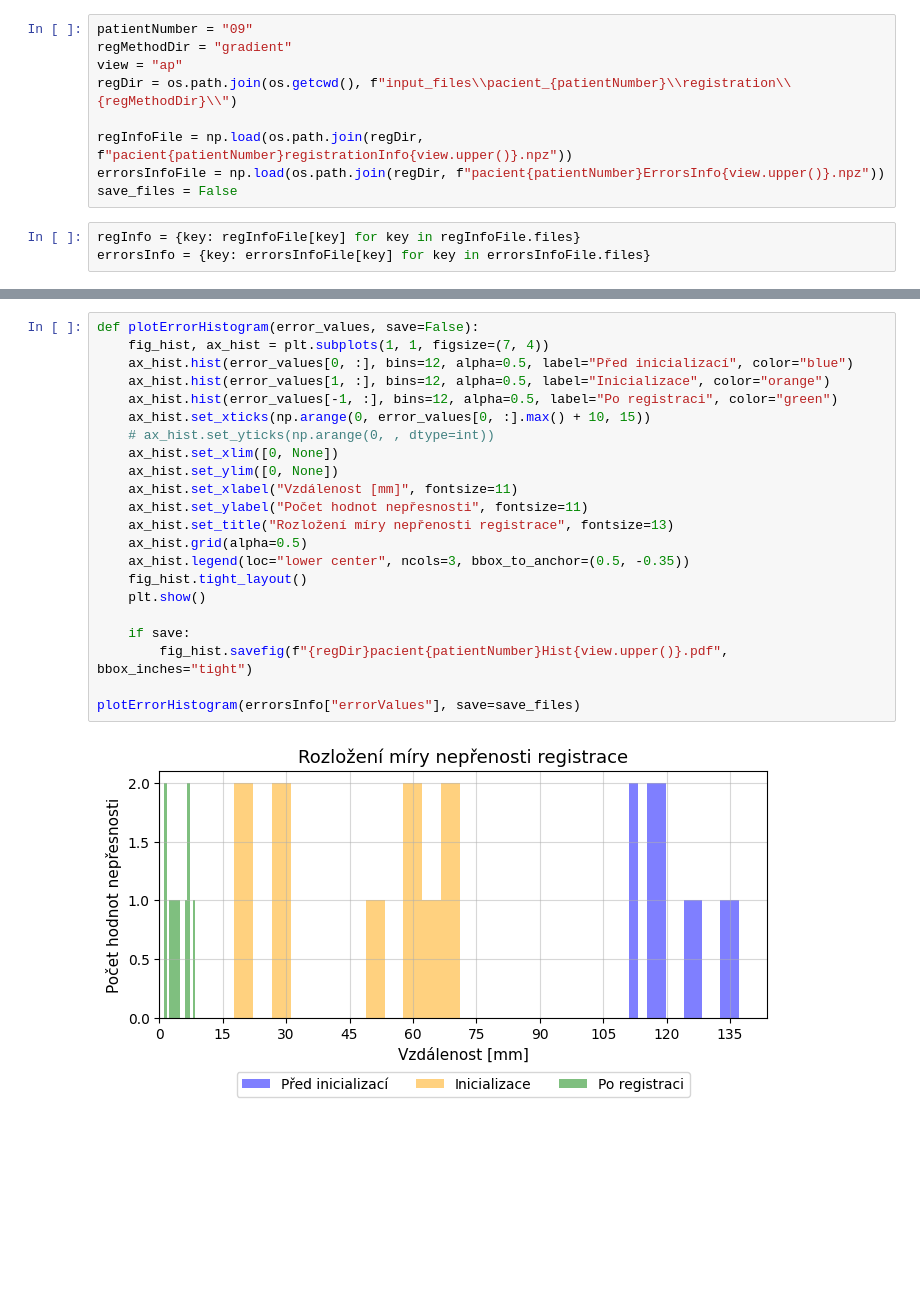
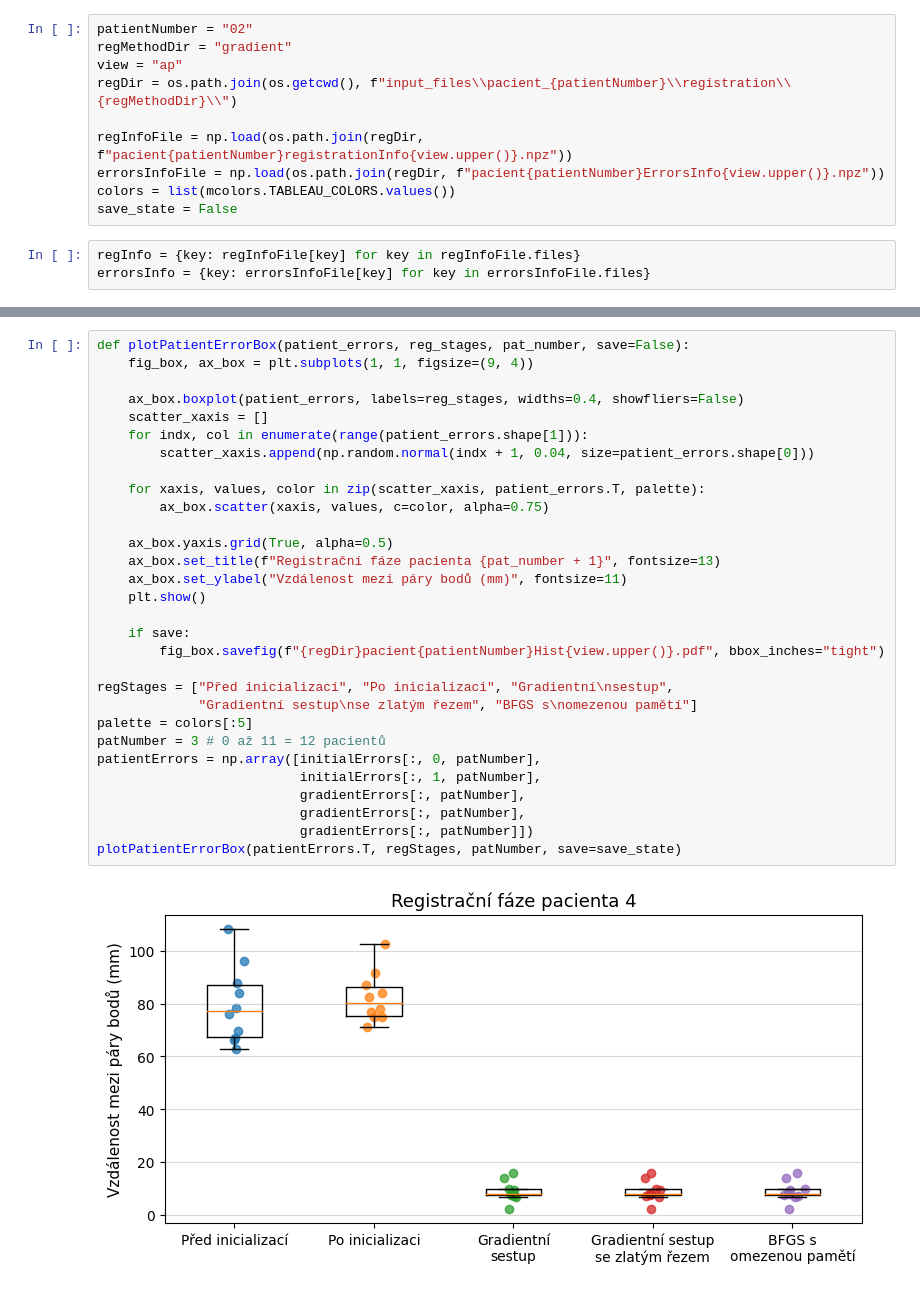
Before and after one commit to Vojtech-Benda/ca_isf, a Jupyter notebook: plotResults.ipynb, the cells around one changed output, grey strips where cells are left out. Saved outputs shown, nothing was run; the diff lists cells and outputs as text; blank space fills up the shorter version.

```diff
--- a/plotResults.ipynb
+++ b/plotResults.ipynb
@@ -6,12 +8,13 @@ import os
 # %%
-patientNumber = "09"
+patientNumber = "02"
 regMethodDir = "gradient"
 view = "ap"
 regDir = os.path.join(os.getcwd(), f"input_files\\pacient_{patientNumber}\\registration\\{regMethodDir}\\")
 
 regInfoFile = np.load(os.path.join(regDir, f"pacient{patientNumber}registrationInfo{view.upper()}.npz"))
 errorsInfoFile = np.load(os.path.join(regDir, f"pacient{patientNumber}ErrorsInfo{view.upper()}.npz"))
-save_files = False
+colors = list(mcolors.TABLEAU_COLORS.values())
+save_state = False
 # %%
 regInfo = {key: regInfoFile[key] for key in regInfoFile.files}
 errorsInfo = {key: errorsInfoFile[key] for key in errorsInfoFile.files}
@@ -102,25 +162,33 @@ plotRegistrationErrors(errorsInfo["meanValues"], errorsInfo["minValues"],
 # %%
-def plotErrorHistogram(error_values, save=False):
-    fig_hist, ax_hist = plt.subplots(1, 1, figsize=(7, 4))
-    ax_hist.hist(error_values[0, :], bins=12, alpha=0.5, label="Před inicializací", color="blue")
-    ax_hist.hist(error_values[1, :], bins=12, alpha=0.5, label="Inicializace", color="orange")
-    ax_hist.hist(error_values[-1, :], bins=12, alpha=0.5, label="Po registraci", color="green")
-    ax_hist.set_xticks(np.arange(0, error_values[0, :].max() + 10, 15))
-    # ax_hist.set_yticks(np.arange(0, , dtype=int))
-    ax_hist.set_xlim([0, None])
-    ax_hist.set_ylim([0, None])
-    ax_hist.set_xlabel("Vzdálenost [mm]", fontsize=11)
-    ax_hist.set_ylabel("Počet hodnot nepřesnosti", fontsize=11)
-    ax_hist.set_title("Rozložení míry nepřenosti registrace", fontsize=13)
-    ax_hist.grid(alpha=0.5)
-    ax_hist.legend(loc="lower center", ncols=3, bbox_to_anchor=(0.5, -0.35))
-    fig_hist.tight_layout()
+def plotPatientErrorBox(patient_errors, reg_stages, pat_number, save=False):
+    fig_box, ax_box = plt.subplots(1, 1, figsize=(9, 4))
+
+    ax_box.boxplot(patient_errors, labels=reg_stages, widths=0.4, showfliers=False)
+    scatter_xaxis = []
+    for indx, col in enumerate(range(patient_errors.shape[1])):
+        scatter_xaxis.append(np.random.normal(indx + 1, 0.04, size=patient_errors.shape[0]))
+
+    for xaxis, values, color in zip(scatter_xaxis, patient_errors.T, palette):
+        ax_box.scatter(xaxis, values, c=color, alpha=0.75)
+
+    ax_box.yaxis.grid(True, alpha=0.5)
+    ax_box.set_title(f"Registrační fáze pacienta {pat_number + 1}", fontsize=13)
+    ax_box.set_ylabel("Vzdálenost mezi páry bodů (mm)", fontsize=11)
     plt.show()
 
     if save:
-        fig_hist.savefig(f"{regDir}pacient{patientNumber}Hist{view.upper()}.pdf", bbox_inches="tight")
+        fig_box.savefig(f"{regDir}pacient{patientNumber}Hist{view.upper()}.pdf", bbox_inches="tight")
 
-plotErrorHistogram(errorsInfo["errorValues"], save=save_files)
+regStages = ["Před inicializací", "Po inicializaci", "Gradientní\nsestup",
+             "Gradientní sestup\nse zlatým řezem", "BFGS s\nomezenou pamětí"]
+palette = colors[:5]
+patNumber = 3 # 0 až 11 = 12 pacientů
+patientErrors = np.array([initialErrors[:, 0, patNumber],
+                          initialErrors[:, 1, patNumber],
+                          gradientErrors[:, patNumber],
+                          gradientErrors[:, patNumber],
+                          gradientErrors[:, patNumber]])
+plotPatientErrorBox(patientErrors.T, regStages, patNumber, save=save_state)
 # %% [output]
-[figure, old version]
+[figure, new version]
 # %%
```
Also changed, not shown: parts of 8 cells of this notebook, 1 other file.
